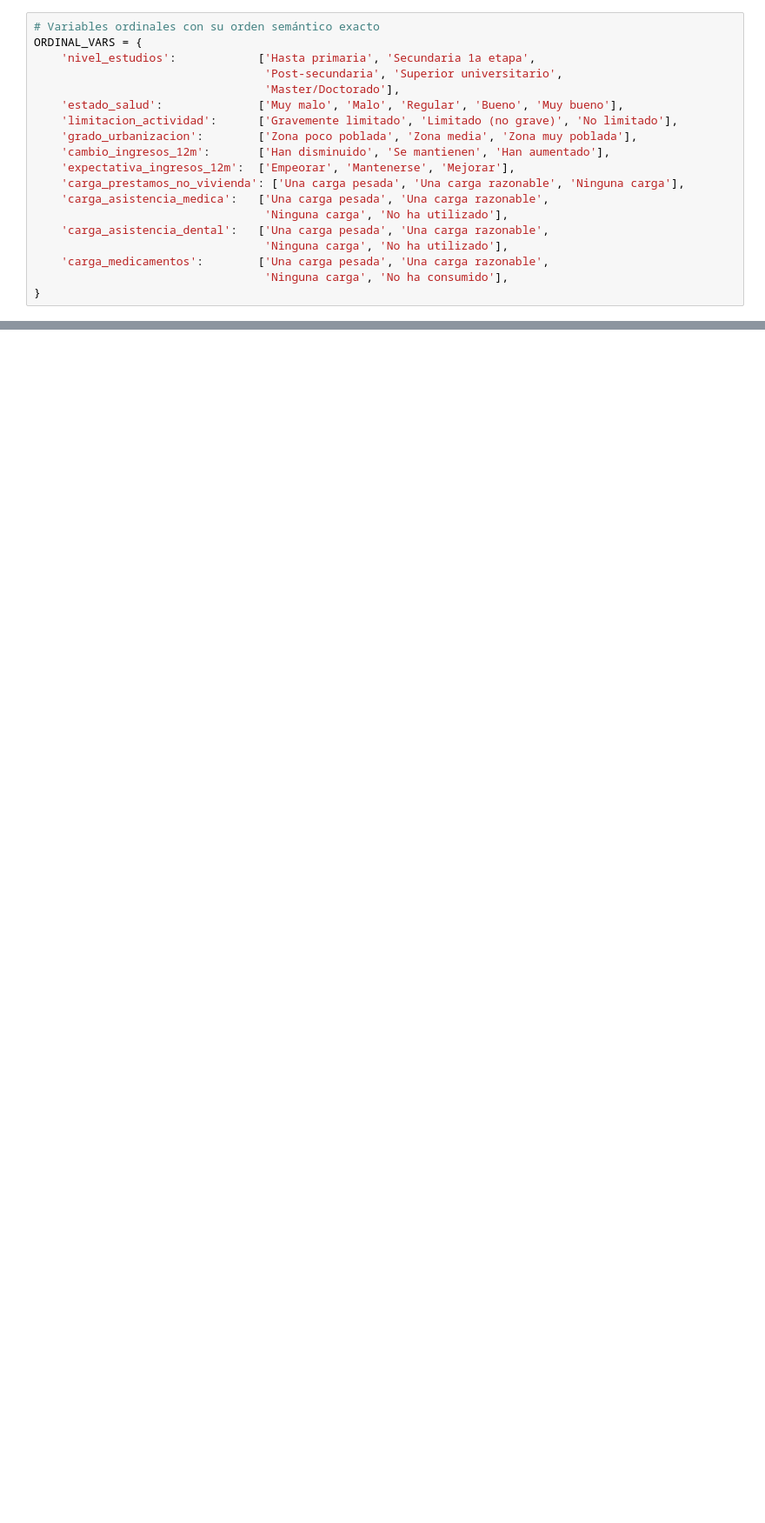
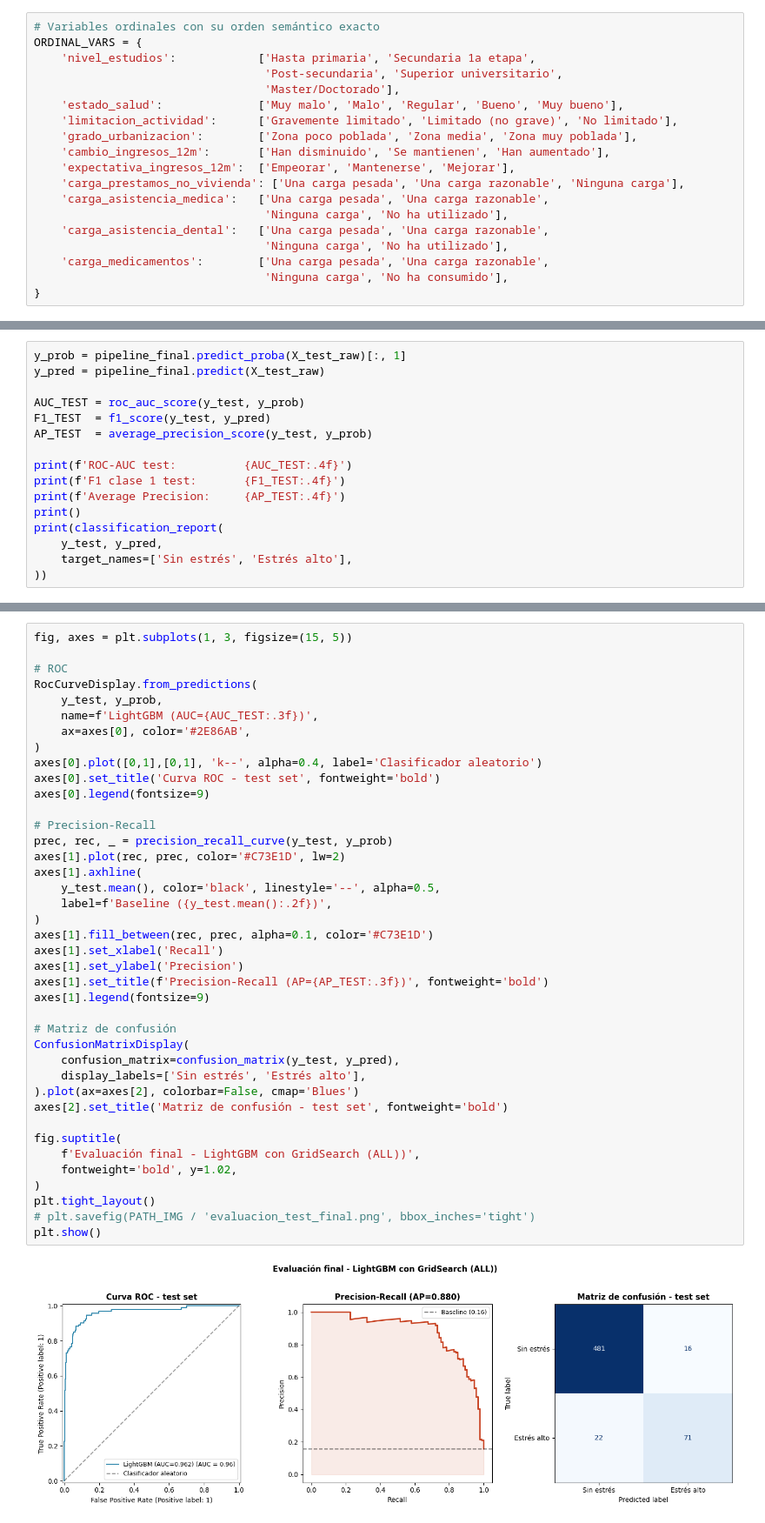
Before and after one commit to somm14/tfm_project, a Jupyter notebook: src/notebooks/02_modelado.ipynb, the cells around one changed output, grey strips where cells are left out. Shown at 87% size. Cells and saved outputs as stored; diff of their text form; blank space fills up the shorter version.

```diff
--- a/src/notebooks/02_modelado.ipynb
+++ b/src/notebooks/02_modelado.ipynb
@@ -745,0 +647,16 @@ print('═' * 60)
+# %%
+y_prob = pipeline_final.predict_proba(X_test_raw)[:, 1]
+y_pred = pipeline_final.predict(X_test_raw)
+
+AUC_TEST = roc_auc_score(y_test, y_prob)
+F1_TEST  = f1_score(y_test, y_pred)
+AP_TEST  = average_precision_score(y_test, y_prob)
+
+print(f'ROC-AUC test:          {AUC_TEST:.4f}')
+print(f'F1 clase 1 test:       {F1_TEST:.4f}')
+print(f'Average Precision:     {AP_TEST:.4f}')
+print()
+print(classification_report(
+    y_test, y_pred,
+    target_names=['Sin estrés', 'Estrés alto'],
+))
@@ -745,0 +676,42 @@ print('═' * 60)
+# %%
+fig, axes = plt.subplots(1, 3, figsize=(15, 5))
+
+# ROC
+RocCurveDisplay.from_predictions(
+    y_test, y_prob,
+    name=f'LightGBM (AUC={AUC_TEST:.3f})',
+    ax=axes[0], color='#2E86AB',
+)
+axes[0].plot([0,1],[0,1], 'k--', alpha=0.4, label='Clasificador aleatorio')
+axes[0].set_title('Curva ROC - test set', fontweight='bold')
+axes[0].legend(fontsize=9)
+
+# Precision-Recall
+prec, rec, _ = precision_recall_curve(y_test, y_prob)
+axes[1].plot(rec, prec, color='#C73E1D', lw=2)
+axes[1].axhline(
+    y_test.mean(), color='black', linestyle='--', alpha=0.5,
+    label=f'Baseline ({y_test.mean():.2f})',
+)
+axes[1].fill_between(rec, prec, alpha=0.1, color='#C73E1D')
+axes[1].set_xlabel('Recall')
+axes[1].set_ylabel('Precision')
+axes[1].set_title(f'Precision-Recall (AP={AP_TEST:.3f})', fontweight='bold')
+axes[1].legend(fontsize=9)
+
+# Matriz de confusión
+ConfusionMatrixDisplay(
+    confusion_matrix=confusion_matrix(y_test, y_pred),
+    display_labels=['Sin estrés', 'Estrés alto'],
+).plot(ax=axes[2], colorbar=False, cmap='Blues')
+axes[2].set_title('Matriz de confusión - test set', fontweight='bold')
+
+fig.suptitle(
+    f'Evaluación final - LightGBM con GridSearch (ALL))',
+    fontweight='bold', y=1.02,
+)
+plt.tight_layout()
+# plt.savefig(PATH_IMG / 'evaluacion_test_final.png', bbox_inches='tight')
+plt.show()
+# %% [output]
+[figure, added]
```
Also changed, not shown: parts of 66 cells of this notebook, 7 other files.
